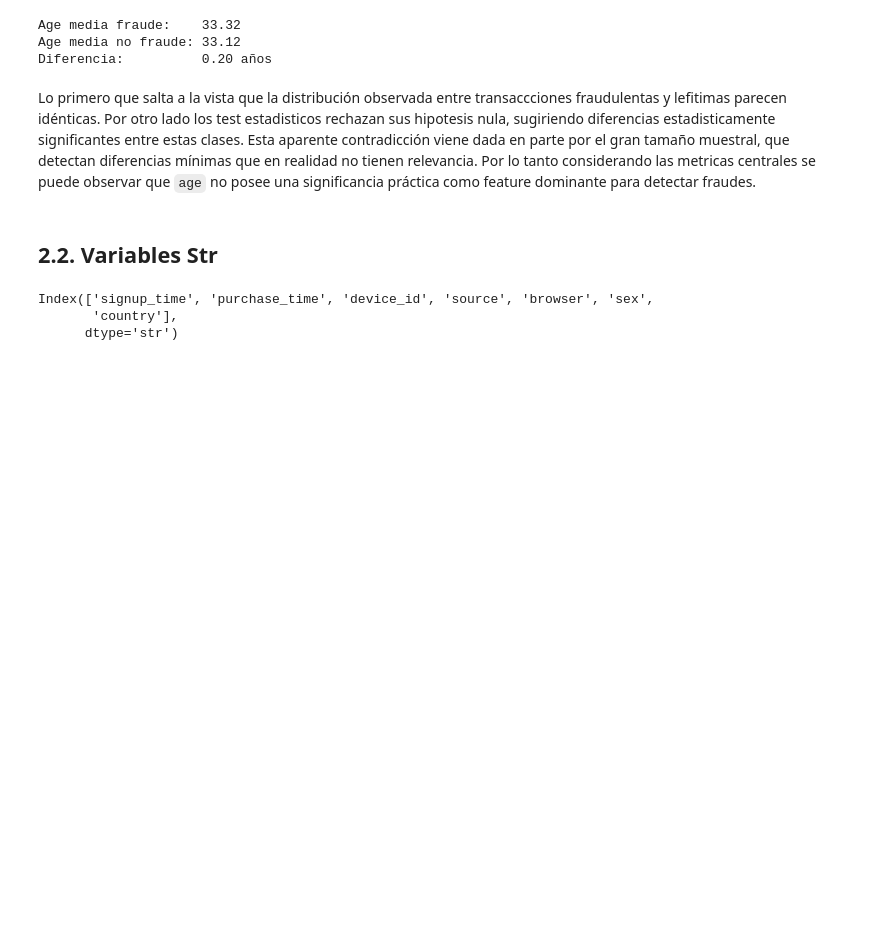
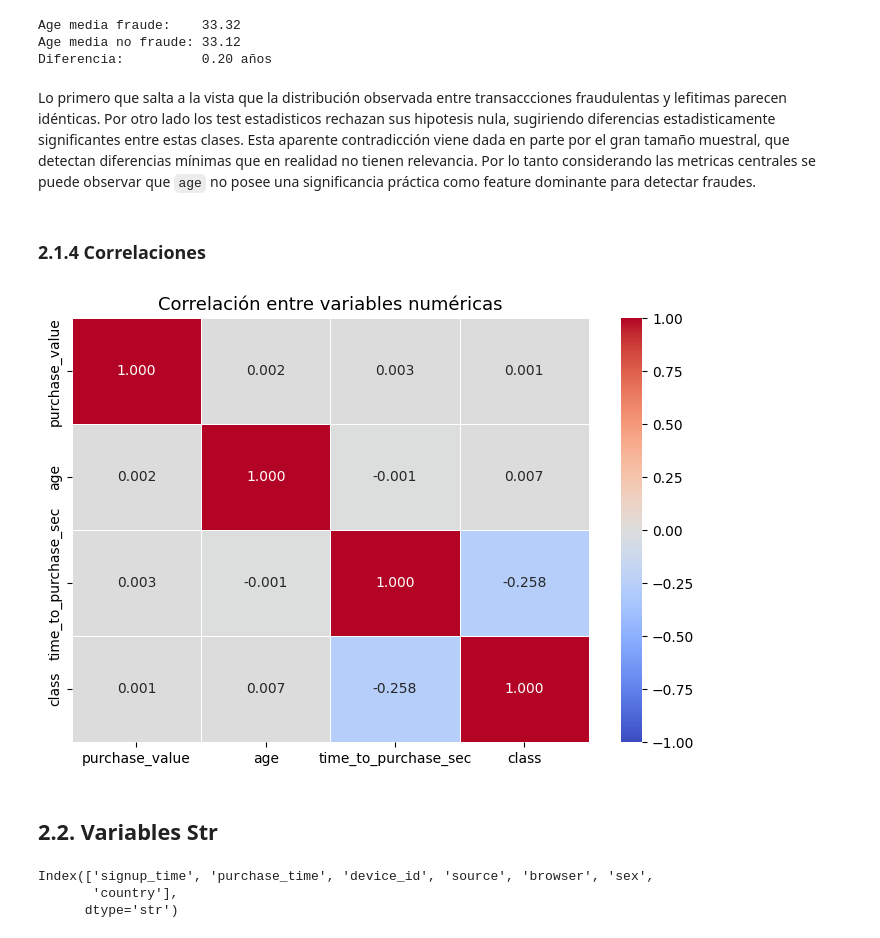
Before and after one commit to LLAES07/fraude_deteccion, a Jupyter notebook: notebook/main.ipynb, the cells around one changed output. Cells and saved outputs as stored; diff of their text form; code cells hidden in the pictures; blank space fills up the shorter version.

Commit message:
Agregada correlaciones

```diff
--- a/notebook/main.ipynb
+++ b/notebook/main.ipynb
@@ -400,6 +400,34 @@ Diferencia:          0.20 años
 # %% [markdown]
 Lo primero que salta a la vista que la distribución observada entre transaccciones fraudulentas y lefitimas parecen idénticas. Por otro lado los test estadisticos rechazan sus hipotesis nula, sugiriendo diferencias estadisticamente significantes entre estas clases.
 Esta aparente contradicción viene dada en parte por el gran tamaño muestral, que detectan diferencias mínimas que en realidad no tienen relevancia. Por lo tanto considerando las metricas centrales se puede observar que `age` no posee una significancia práctica como feature dominante para detectar fraudes.
+# %% [markdown]
+### **2.1.4 Correlaciones**
+# %%
+
+
+# time_to_purchase en segundos
+df_merged['time_to_purchase_sec'] = df_merged['diferencia_signup_purchase_dias'] * 86400
+
+cols_corr = ['purchase_value', 'age', 'time_to_purchase_sec', 'class']
+
+corr_matrix = df_merged[cols_corr].corr()
+
+fig, ax = plt.subplots(figsize=(7, 5))
+sns.heatmap(
+    corr_matrix,
+    annot=True,
+    fmt='.3f',
+    cmap='coolwarm',
+    center=0,
+    vmin=-1, vmax=1,
+    linewidths=0.5,
+    ax=ax
+)
+ax.set_title('Correlación entre variables numéricas', fontsize=13)
+plt.tight_layout()
+plt.show()
+# %% [output]
+[figure, added]
 # %% [markdown]
 ## **2.2. Variables Str**
 # %%
```
Also changed, not shown: parts of 7 cells of this notebook.
